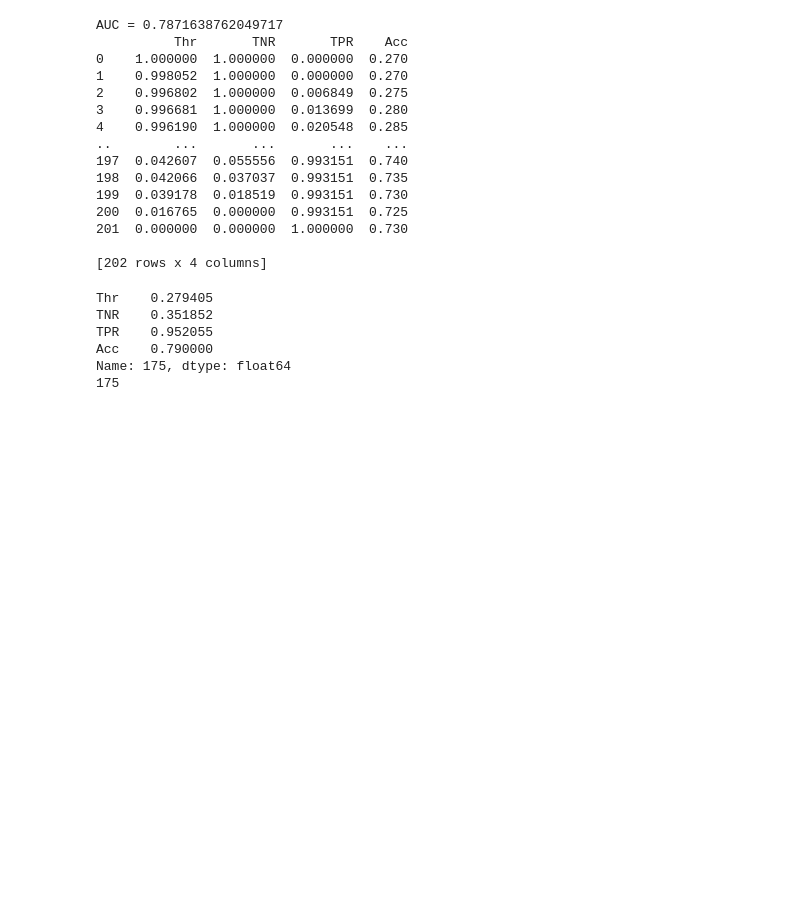
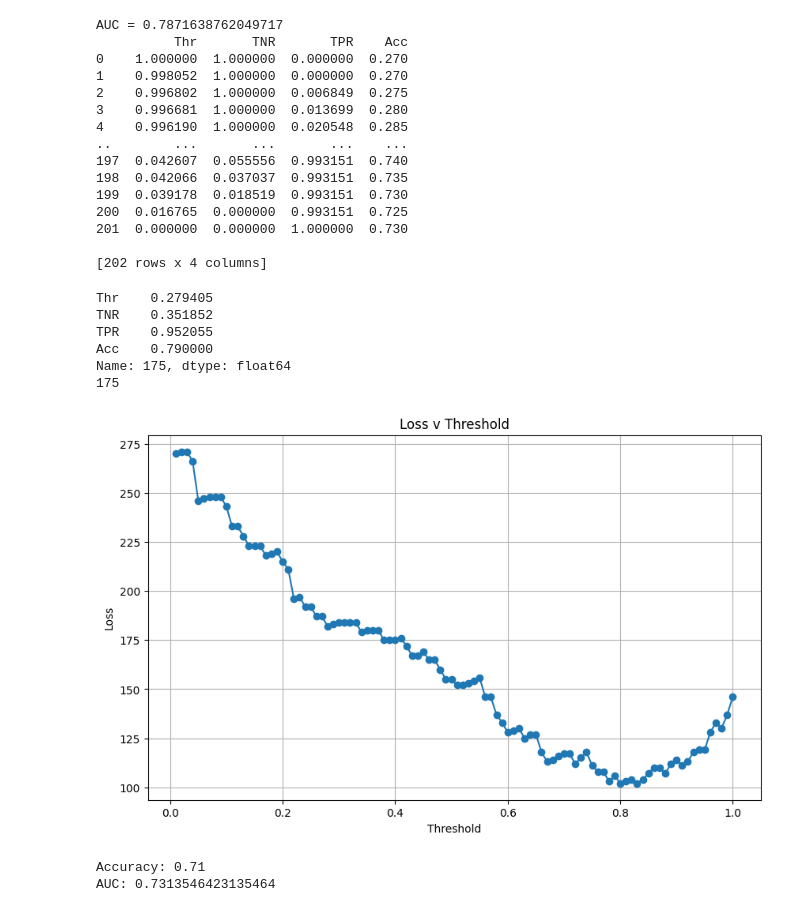
Before and after one commit to pizzawarrior/ML-Gradient_Boosting, a Jupyter notebook: grad_boost.ipynb, the cells around one changed output. Cells and saved outputs as stored; diff of their text form; code cells hidden in the pictures; blank space fills up the shorter version.

```diff
--- a/grad_boost.ipynb
+++ b/grad_boost.ipynb
@@ -312,0 +309,31 @@ optimal_threshold = losses.index(min_loss) # .79
+# %%
+# plot the different threshold values with associated loss values
+def loss_vs_threshold(list_of_losses):
+    thresholds = [(i / 100) for i in range(1, 101)]
+
+    plt.figure(figsize=(10, 6))
+    plt.plot(thresholds, list_of_losses, marker='o')
+    plt.xlabel('Threshold')
+    plt.ylabel('Loss')
+    plt.title('Loss v Threshold')
+    plt.grid(True)
+    plt.show()
+
+loss_vs_threshold(losses)
+# %% [output]
+[figure, added]
+# %%
+# calc accuracy and auc for chosen threshold that minimizes false positives
+y_hat_round = (pred > (optimal_threshold / 100)).astype(int)
+
+t = pd.crosstab(y_hat_round, y_test)
+
+accuracy = (t.loc[1, 1] + t.loc[0, 0]) / np.sum(t.values)
+print(f'Accuracy: {accuracy}')
+
+r_curve = roc_curve(y_test, y_hat_round)
+auc = roc_auc_score(y_test, y_hat_round)
+print(f'AUC: {auc}')
+# %% [output]
+Accuracy: 0.71
+AUC: 0.7313546423135464
```
Also changed, not shown: parts of 3 cells of this notebook.
